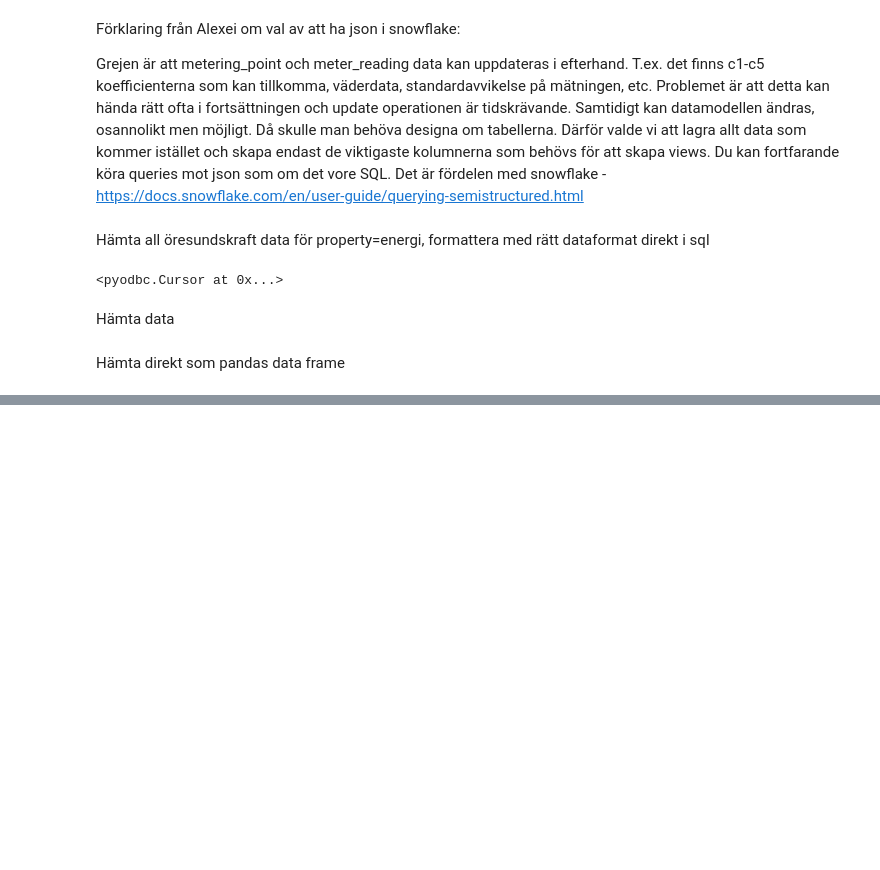
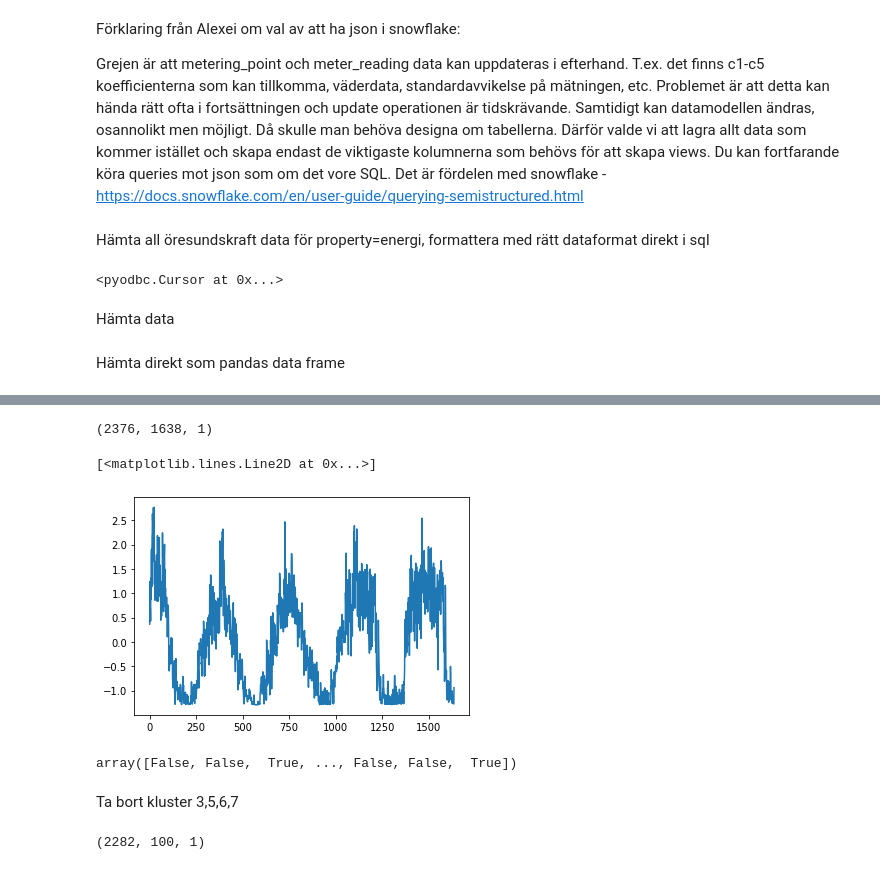
Before and after one commit to IdaLundholmBenzi/Analysutmaning_prognos, a Jupyter notebook: Oresundskraft.ipynb, the cells around one changed output, grey strips where cells are left out. Drawn from its saved outputs; the diff is of its cells as text; code cells hidden in the pictures; blank space fills up the shorter version.

```diff
--- a/Oresundskraft.ipynb
+++ b/Oresundskraft.ipynb
@@ -41,0 +97,9 @@ df.head()
+# %%
+from tslearn.clustering import TimeSeriesKMeans
+from tslearn.datasets import CachedDatasets
+from tslearn.preprocessing import TimeSeriesScalerMeanVariance, TimeSeriesResampler
+
+seed = 0
+np.random.seed(seed)
+
+X_train = TimeSeriesScalerMeanVariance().fit_transform(df_wide.transpose().values.tolist())
@@ -41,0 +108,10 @@ df.head()
+# %%
+X_train.shape
+# %% [output]
+(2376, 1638, 1)
+# %%
+import matplotlib.pyplot as plt
+plt.plot(X_train[0])
+# %% [output]
+[<matplotlib.lines.Line2D at 0x...>]
+[figure, added]
@@ -41,0 +124,11 @@ df.head()
+# %%
+np.isin(y_pred, [9,3])
+# %% [output]
+array([False, False,  True, ..., False, False,  True])
+# %% [markdown]
+Ta bort kluster 3,5,6,7
+# %%
+X_train_cleaned = X_train[~np.isin(y_pred, [2,4,5,6])]
+X_train_cleaned.shape
+# %% [output]
+(2282, 100, 1)
```
Also changed, not shown: parts of 60 cells of this notebook.
